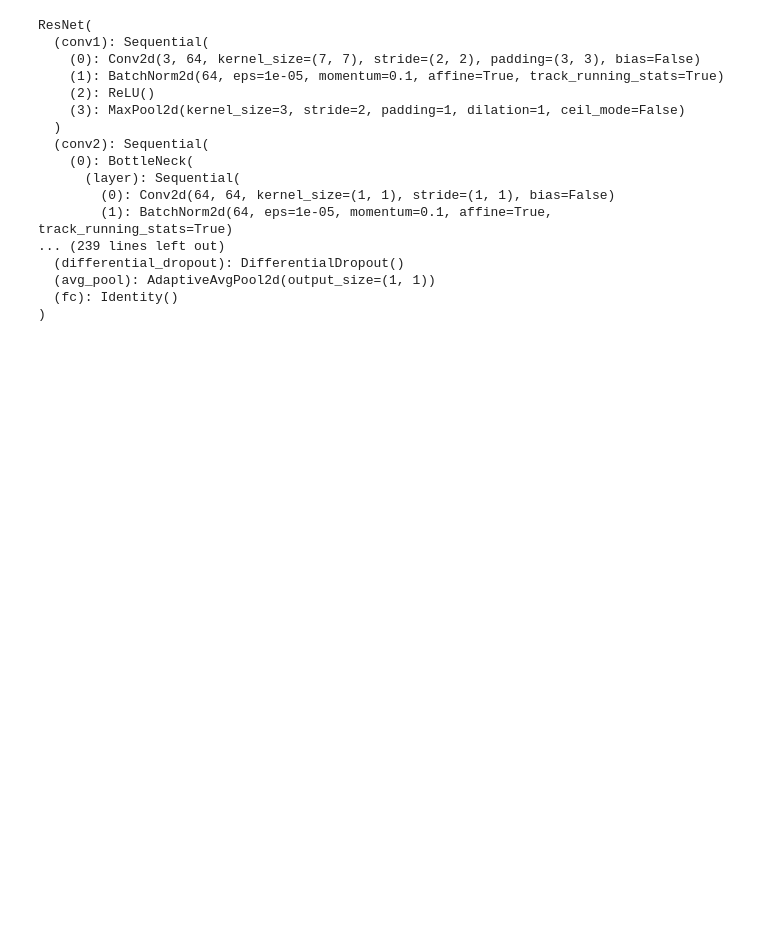
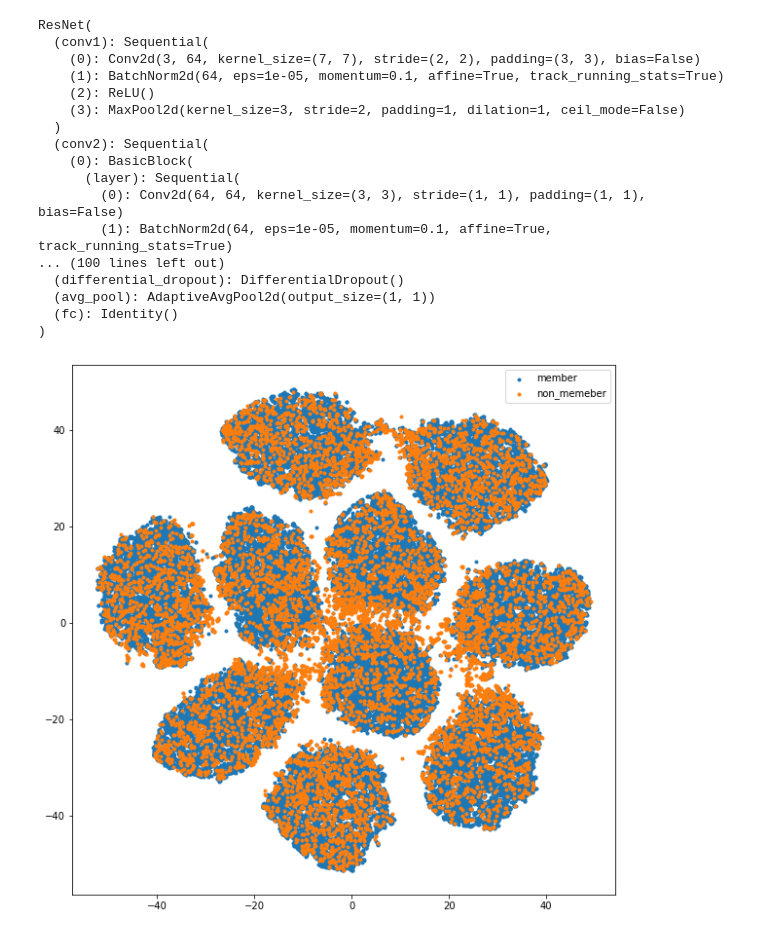
Before and after one commit to DASH-Lab/differential-dropout, a Jupyter notebook: metrics/tSNE.ipynb, the cells around one changed output. Saved outputs shown, nothing was run; the diff lists cells and outputs as text; code cells hidden in the pictures; blank space fills up the shorter version.

```diff
--- a/metrics/tSNE.ipynb
+++ b/metrics/tSNE.ipynb
@@ -32,7 +32,7 @@ device = torch.device('cuda' if torch.cuda.is_available() else 'cpu')
 ######### Configure Metric Setting #######
 ##########################################
 batch_size = 64
-weight_path = './weights/cifar10_resnet50_v3.pt'
+weight_path = './weights/cifar10_resnet18_v3.pt'
 model = torch.load(weight_path)
 criterion = nn.CrossEntropyLoss()
 member_path = '/media/data1/hyunjun/cifar-10/train/'
@@ -67,11 +67,11 @@ ResNet(
     (3): MaxPool2d(kernel_size=3, stride=2, padding=1, dilation=1, ceil_mode=False)
   )
   (conv2): Sequential(
-    (0): BottleNeck(
+    (0): BasicBlock(
       (layer): Sequential(
-        (0): Conv2d(64, 64, kernel_size=(1, 1), stride=(1, 1), bias=False)
+        (0): Conv2d(64, 64, kernel_size=(3, 3), stride=(1, 1), padding=(1, 1), bias=False)
         (1): BatchNorm2d(64, eps=1e-05, momentum=0.1, affine=True, track_running_stats=True)
-... (239 lines left out)
+... (100 lines left out)
   (differential_dropout): DifferentialDropout()
   (avg_pool): AdaptiveAvgPool2d(output_size=(1, 1))
   (fc): Identity()
@@ -87,32 +87,34 @@ classes = nonmember_set.classes
 actual = []
 deep_features = []
 
 model.eval()
 with torch.no_grad():
     for data in nonmember_loader:
         images, labels = data[0].to(device), data[1].to(device)
-        features = model(images)
+        features, _ = model(images)
 
         deep_features += features.cpu().numpy().tolist()
         actual += np.ones_like(labels.cpu().numpy()).tolist()
 
     for data in member_loader:
         images, labels = data[0].to(device), data[1].to(device)
-        features = model(images)
+        features, _ = model(images)
 
         deep_features += features.cpu().numpy().tolist()
         actual += np.zeros_like(labels.cpu().numpy()).tolist()
 
 tsne = TSNE(n_components=2, random_state=0)
 cluster = np.array(tsne.fit_transform(np.array(deep_features)))
 actual = np.array(actual)
 
 plt.figure(figsize=(10, 10))
 # cifar = ['plane', 'car', 'bird', 'cat', 'deer', 'dog', 'frog', 'horse', 'ship', 'truck']
 labels = ['member', 'non_memeber']
 for i, label in zip(range(10), labels):
     idx = np.where(actual == i)
     plt.scatter(cluster[idx, 0], cluster[idx, 1], marker='.', label=label)
 
 plt.legend()
 plt.show()
+# %% [output]
+[figure, added]
```
Also changed, not shown: 14 other files.
